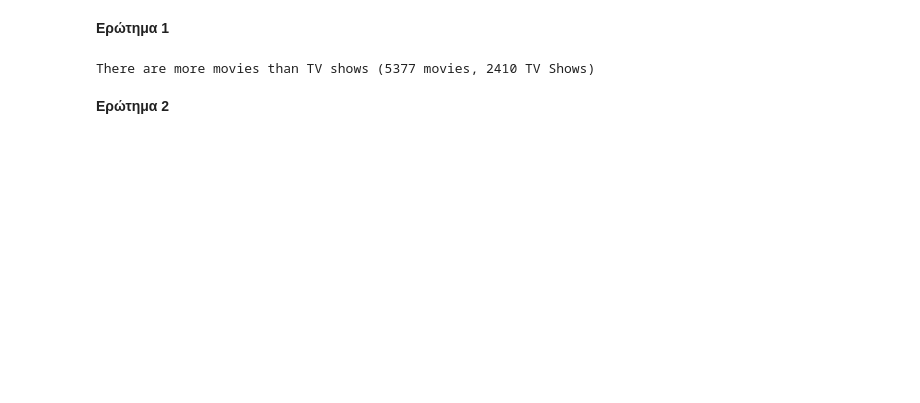
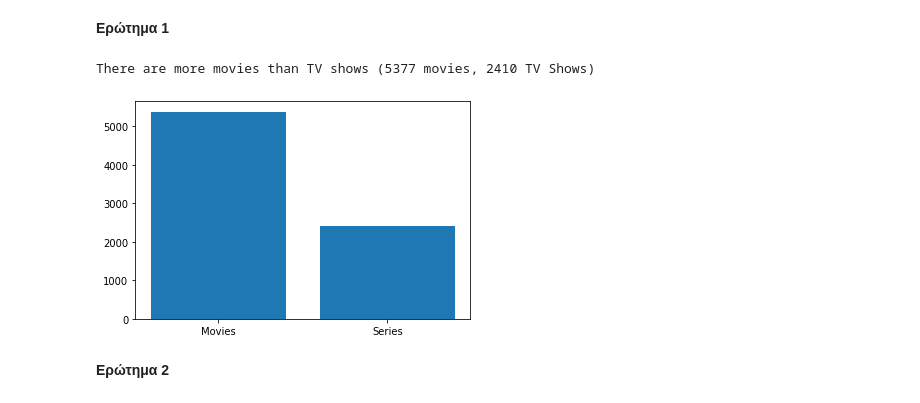
Before and after one commit to d-maniatakos/data-mining-assignment1, a Jupyter notebook: data_mining_assignment1.ipynb, the cells around one changed output. Saved outputs shown, nothing was run; the diff lists cells and outputs as text; code cells hidden in the pictures; blank space fills up the shorter version.

```diff
--- a/data_mining_assignment1.ipynb
+++ b/data_mining_assignment1.ipynb
@@ -17,17 +25,18 @@ netflix_data.tail(3)
 # %%
 def print_most_popular_type(df):
   most_popular_type = df.type.value_counts()
   movie_amount  = most_popular_type.get('Movie')
   shows_amount = most_popular_type.get('TV Show')
   if movie_amount > shows_amount:
     print("There are more movies than TV shows (" + str(movie_amount) + " movies, " + str(shows_amount) + " TV Shows)")
   else:
     print("There are more TV Shows than movies (" + str(movie_amount) + " movies, " + str(shows_amount) + " TV Shows)")
-
+  plt.bar(['Movies', 'Series'], [movie_amount, shows_amount])
 
 print_most_popular_type(netflix_data)
 # %% [output]
 There are more movies than TV shows (5377 movies, 2410 TV Shows)
+[figure, added]
 # %% [markdown]
 **Ερώτημα 2**
 # %%
```
Also changed, not shown: parts of 6 cells of this notebook.
